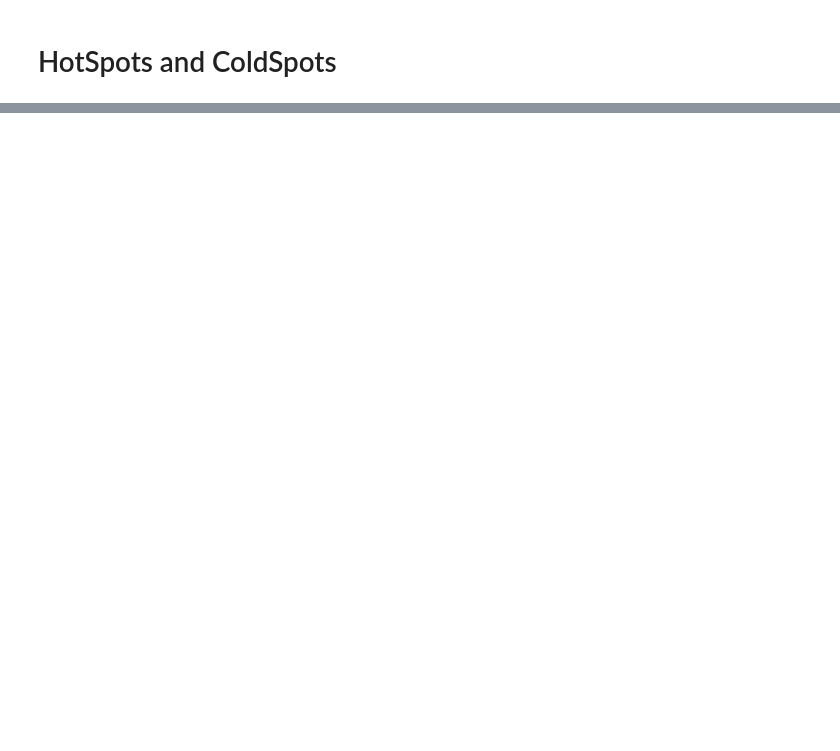
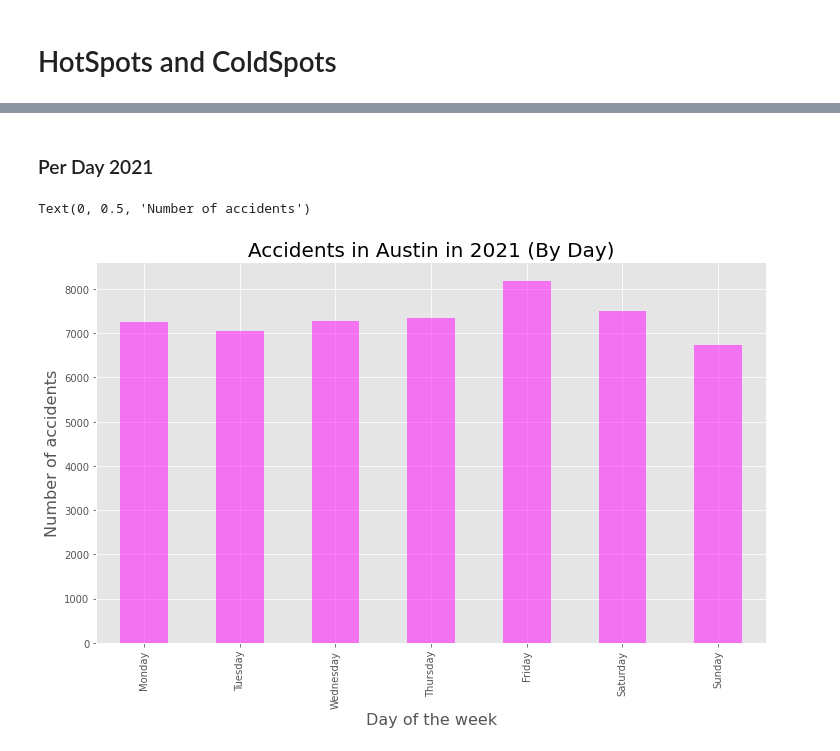
Before and after one commit to mnovovil/AustinTrafficAccidentsToday, a Jupyter notebook: Traffic_Accidents_Austin1.ipynb, the cells around one changed output, grey strips where cells are left out. Saved outputs shown, nothing was run; the diff lists cells and outputs as text; code cells hidden in the pictures; blank space fills up the shorter version.

```diff
--- a/Traffic_Accidents_Austin1.ipynb
+++ b/Traffic_Accidents_Austin1.ipynb
@@ -104,0 +180,19 @@ Austin
+# %% [markdown]
+### Per Day 2021
+# %%
+# Number of accident per day of the week
+accidents_day = results_df[results_df['date'].dt.year == 2021].groupby(results_df['date'].dt.dayofweek).count().date
+
+# Replace the day integers by day names.
+accidents_day.index=[calendar.day_name[x] for x in range(0,7)]
+
+# plot accidents per day
+accidents_day.plot(kind='bar',figsize=(12,7), color='magenta', alpha=0.5)
+
+# title and x,y labels
+plt.title('Accidents in Austin in 2021 (By Day)', fontsize=20)
+plt.xlabel('Day of the week',fontsize=16)
+plt.ylabel('Number of accidents',fontsize=16)
+# %% [output]
+Text(0, 0.5, 'Number of accidents')
+[figure, added]
```
Also changed, not shown: parts of 15 cells of this notebook.
